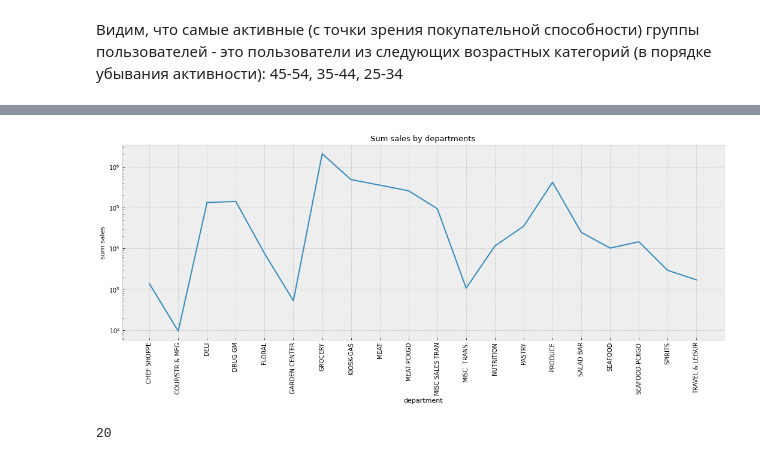
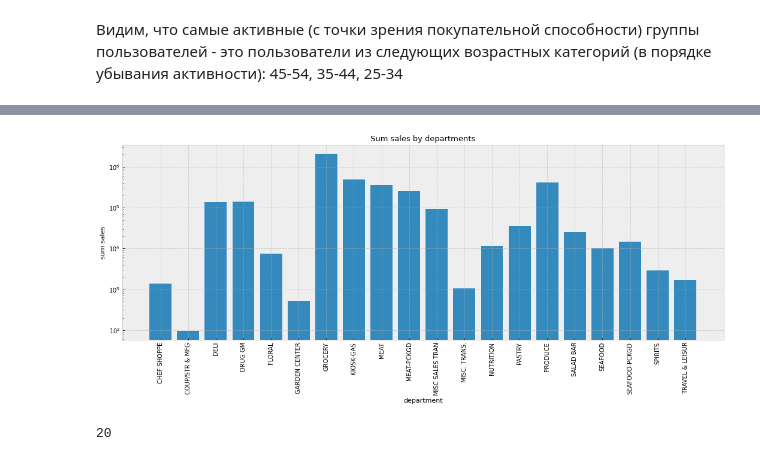
Before and after one commit to a1exkuchin/recommendation_systems, a Jupyter notebook: lesson-5.ipynb, the cells around one changed output, grey strips where cells are left out. Cells and saved outputs as stored; diff of their text form; code cells hidden in the pictures.

```diff
--- a/lesson-5.ipynb
+++ b/lesson-5.ipynb
@@ -193,19 +193,19 @@ data_item_feat.head(3)
 # %%
 plt.figure(figsize=(18, 6))
 
 with plt.style.context('bmh'):
-    department_sales = data_item_feat.groupby('department')['sales_value'].sum()
-    plt.plot(department_sales)
+    department_sales = data_item_feat.groupby('department')['sales_value'].sum().reset_index()
+    plt.bar(department_sales['department'], department_sales['sales_value'])
 
 plt.title('Sum sales by departments', fontsize=13)
 plt.xlabel('department', fontsize=11)
 plt.ylabel('sum sales', fontsize=11)
 plt.yscale('log')
 plt.xticks(rotation = 90, va="top")
 
 plt.show()
 # %% [output]
-[figure, old version]
+[figure, new version]
 # %%
 # Количество типов популярных товаров
 data_item_feat['department'].nunique()
```
Also changed, not shown: parts of 8 cells of this notebook.
